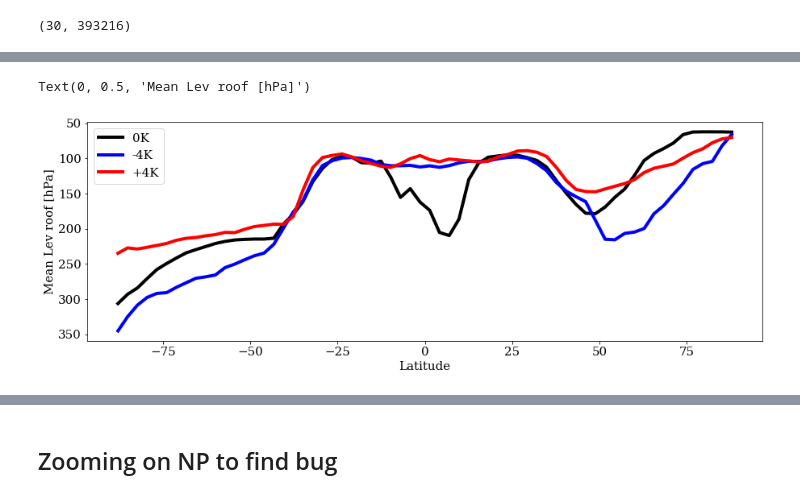
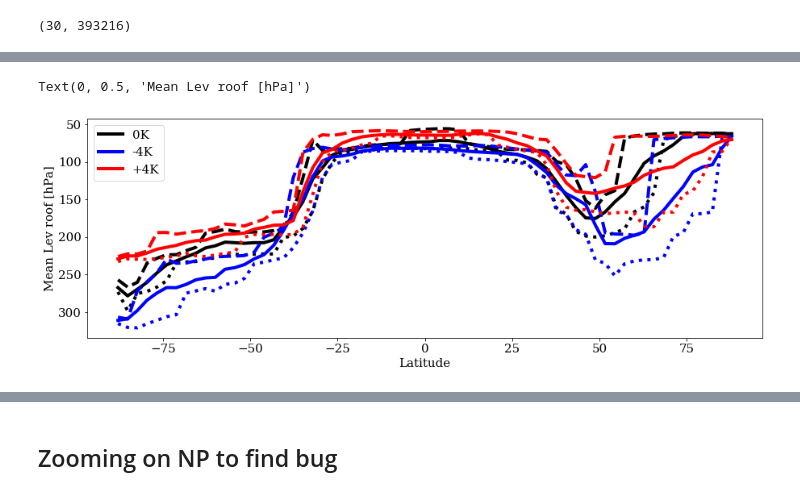
Before and after one commit to wallingTACC/CBRAIN-CAM, a Jupyter notebook: notebooks/tbeucler_devlog/044_Climate_invariant_analysis_output_scaling.ipynb, the cells around one changed output, grey strips where cells are left out. Cells and saved outputs as stored; diff of their text form; code cells hidden in the pictures.

```diff
--- a/notebooks/tbeucler_devlog/044_Climate_invariant_analysis_output_scaling.ipynb
+++ b/notebooks/tbeucler_devlog/044_Climate_invariant_analysis_output_scaling.ipynb
@@ -136,11 +136,15 @@ def levTildeDiscrete(X,lev,inp_sub,inp_div,batch_size=1024,interm_dim_size=40):
 
     X_denormalized = X*inp_div+inp_sub
     X_pressure = X[:,:30]
-    X_temperature = X[:,30:60] #batchx30
-    X_temperature_denomalized = X_denormalized[:,30:60]
+    X_temperature = X[:,30:100] #batchx30
+    X_temperature_denomalized = X_denormalized[:,30:100]
 
     lev_stacked = np.repeat(np.array(lev).reshape(1,-1),batch_size,axis=0)
-    imin = np.argmin(X_temperature_denomalized[:,6:],axis=1)+6
+    #imin = np.argmin(X_temperature_denomalized[:,6:],axis=1)+6
+    imin = np.argwhere(np.diff(np.sign(X_temperature+0.10),axis=1))
+    print(imin)
+    print(imin[0,0].shape)
+    stop
     lev_roof = np.array(lev[imin])
     lev_tilde = (lev_stacked[:,-1].reshape(-1,1)-lev_stacked[:])/(lev_stacked[:,-1].reshape(-1,1)-lev_roof.reshape(-1,1))#batchx30
 
@@ -158,7 +162,7 @@ def levTildeDiscrete(X,lev,inp_sub,inp_div,batch_size=1024,interm_dim_size=40):
     X_pressure_after = np.array(X_pressure_after)
 
     X_result = np.hstack((X_pressure_after,X_temperature_after))
-    X_result = np.hstack((X_result,X[:,60:64]))
+    X_result = np.hstack((X_result,X[:,100:104]))
 
     return  X_result, lev_tilde, lev_roof
 # %%
@@ -175,7 +179,8 @@ def levTildeConti(X,lev,inp_sub,inp_div,batch_size=1024,interm_dim_size=40,Tnot=
     T1 = np.take_along_axis( X_temperature_denormalized, (imin-1).reshape(-1,1),axis=1).flatten() ## batch_size
     T2 = np.take_along_axis( X_temperature_denormalized, (imin+1).reshape(-1,1),axis=1).flatten() ## batch_size
     deltaT = T2-T1
-    alpha = (1.0/2)*(2 - np.exp(-1*deltaT/Tnot))
+    alpha = (1.0/2)*(2 - np.exp(-1*np.abs(deltaT/Tnot)))
+    #alpha = np.maximum(0,np.minimum(1,alpha))
     lev_roof = alpha*lev1 + (1-alpha)*lev2
 
     lev_tilde = (lev_stacked[:,-1].reshape(-1,1)-lev_stacked[:])/(lev_stacked[:,-1].reshape(-1,1)-lev_roof.reshape(-1,1))#batchx30
@@ -249,5 +255,5 @@ Text(0, 0.5, 'Mean Lev roof [hPa]')
 # %%
-def data2levroof(dataset,option):
+def data2levroof(dataset,option,Tnot=5):
 
     S = dataset.QAP.shape
     X = np.transpose(
@@ -260,6 +266,6 @@ def data2levroof(dataset,option):
         levTildeDiscrete(X,dataref.lev.values,0*X**0,1*X**0,batch_size=X.shape[0],interm_dim_size=40)
     elif option=='continuous':
         X_result, lev_tilde, lev_roof = \
-        levTildeConti(X,dataref.lev.values,0*X**0,1*X**0,batch_size=X.shape[0],interm_dim_size=40,Tnot=5)
+        levTildeConti(X,dataref.lev.values,0*X**0,1*X**0,batch_size=X.shape[0],interm_dim_size=40,Tnot=Tnot)
 
     return np.reshape(lev_roof,(S[0],S[2],S[3]))
@@ -282,16 +330,22 @@ Text(0, 0.5, 'Mean Lev roof [hPa]')
 # %%
-lev_roof_0 = data2levroof(dataref,'continuous')
-lev_roof_m4 = data2levroof(datam4K,'continuous')
-lev_roof_p4 = data2levroof(datap4K,'continuous')
+lev_roof_0 = data2levroof(dataref,'continuous',Tnot=5)
+lev_roof_m4 = data2levroof(datam4K,'continuous',Tnot=5)
+lev_roof_p4 = data2levroof(datap4K,'continuous',Tnot=5)
 # %%
 plt.figure(figsize=(15,5))
 plt.plot(dataref.lat,np.mean(lev_roof_0,axis=(0,2)),color='k',label='0K')
+plt.plot(dataref.lat,np.percentile(a=lev_roof_0,axis=(0,2),q=25),color='k',linestyle='--')
+plt.plot(dataref.lat,np.percentile(a=lev_roof_0,axis=(0,2),q=75),color='k',linestyle=':')
 plt.plot(dataref.lat,np.mean(lev_roof_m4,axis=(0,2)),color='b',label='-4K')
+plt.plot(dataref.lat,np.percentile(a=lev_roof_m4,axis=(0,2),q=25),color='b',linestyle='--')
+plt.plot(dataref.lat,np.percentile(a=lev_roof_m4,axis=(0,2),q=75),color='b',linestyle=':')
 plt.plot(dataref.lat,np.mean(lev_roof_p4,axis=(0,2)),color='r',label='+4K')
+plt.plot(dataref.lat,np.percentile(a=lev_roof_p4,axis=(0,2),q=25),color='r',linestyle='--')
+plt.plot(dataref.lat,np.percentile(a=lev_roof_p4,axis=(0,2),q=75),color='r',linestyle=':')
 plt.gca().invert_yaxis()
 plt.legend()
 plt.xlabel('Latitude')
 plt.ylabel('Mean Lev roof [hPa]')
 # %% [output]
 Text(0, 0.5, 'Mean Lev roof [hPa]')
-[figure, old version]
+[figure, new version]
```
Also changed, not shown: parts of 19 cells of this notebook.
